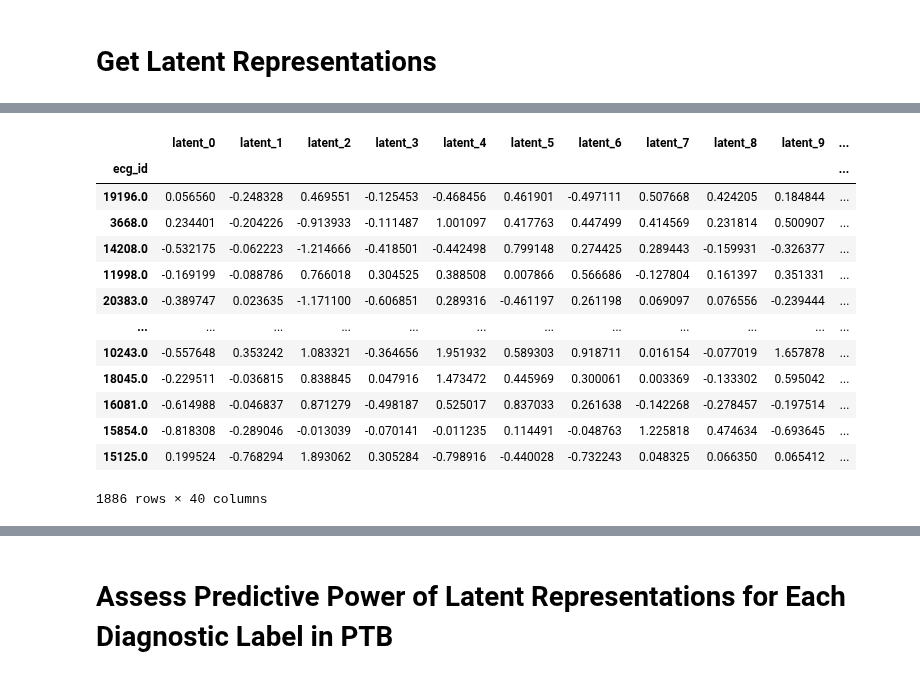
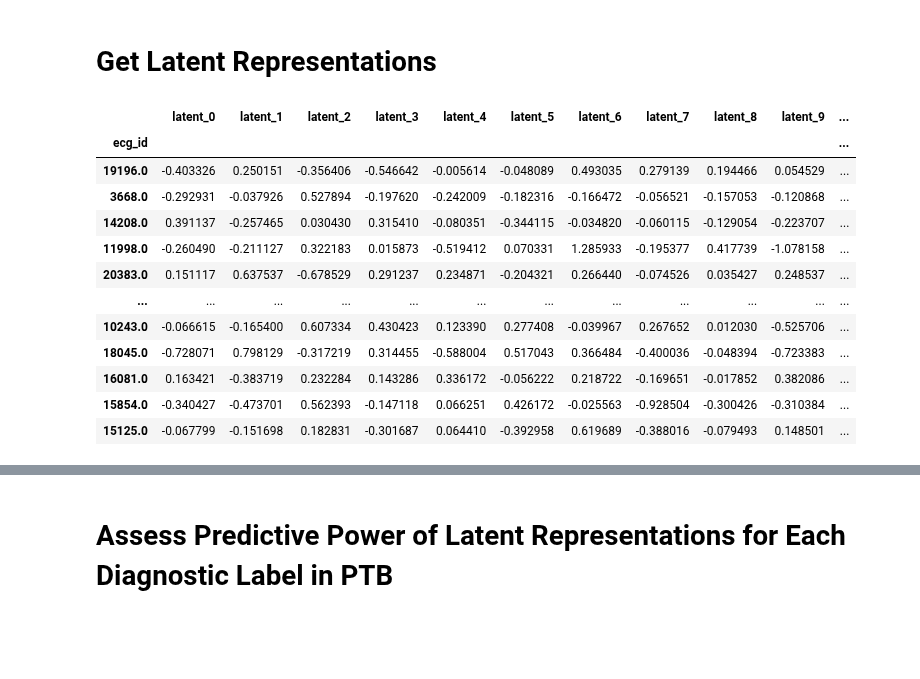
Before and after one commit to isears/ptbxlae, a Jupyter notebook: notebooks/eval_pipeline.ipynb, the cells around one changed output, grey strips where cells are left out. Cells and saved outputs as stored; diff of their text form; code cells hidden in the pictures; blank space fills up the shorter version.

```diff
--- a/notebooks/eval_pipeline.ipynb
+++ b/notebooks/eval_pipeline.ipynb
@@ -19,33 +17,46 @@ dm.setup(stage="test")
 metadata = dm.test_ds.dataset.metadata
 
 torch.no_grad()
-m = SingleCycleConvVAE.load_from_checkpoint('../cache/savedmodels/last-v2.ckpt').eval()
+m = SingleCycleConvVAE.load_from_checkpoint('../cache/savedmodels/last-v9.ckpt').eval()
 m.cpu()
 
 latent_dicts = list()
 
 collected_latents = list()
 
 for test_index in tqdm(dm.test_ds.indices):
     pid = dm.test_ds.dataset.patient_ids[test_index]
     patient_dir = f"../cache/singlecycle_data/{pid}"
 
     # For purposes of testing, only consider first ecg in patient directory
     ecg_id = os.listdir(patient_dir)[0]
     ecg_dir = f"{patient_dir}/{ecg_id}"
     cycles = os.listdir(ecg_dir)
 
     batched_cycles = np.stack([pd.read_parquet(f"{ecg_dir}/{c}").to_numpy().transpose() for c in cycles])
 
     latent_representations = m.encode(torch.Tensor(batched_cycles)).mean(dim=0).detach()
 
     labeled_series = pd.Series(data=latent_representations, index=[f'latent_{x}' for x in range(0, m.latent_dim)])
     labeled_series['ecg_id'] = int(ecg_id)
     # labeled_series['patient_id'] = int(pid)
 
     collected_latents.append(labeled_series)
 
 
 latent_df = pd.concat(collected_latents, axis=1).T.set_index('ecg_id')
 latent_df
 # %% [output]
+|  | latent_0 | latent_1 | latent_2 | latent_3 | latent_4 | latent_5 | latent_6 | latent_7 | latent_8 | latent_9 | ... |
+| ecg_id |  |  |  |  |  |  |  |  |  |  | ... |
+| 19196.0 | -0.403326 | 0.250151 | -0.356406 | -0.546642 | -0.005614 | -0.048089 | 0.493035 | 0.279139 | 0.194466 | 0.054529 | ... |
+| 3668.0 | -0.292931 | -0.037926 | 0.527894 | -0.197620 | -0.242009 | -0.182316 | -0.166472 | -0.056521 | -0.157053 | -0.120868 | ... |
+| 14208.0 | 0.391137 | -0.257465 | 0.030430 | 0.315410 | -0.080351 | -0.344115 | -0.034820 | -0.060115 | -0.129054 | -0.223707 | ... |
+| 11998.0 | -0.260490 | -0.211127 | 0.322183 | 0.015873 | -0.519412 | 0.070331 | 1.285933 | -0.195377 | 0.417739 | -1.078158 | ... |
+| 20383.0 | 0.151117 | 0.637537 | -0.678529 | 0.291237 | 0.234871 | -0.204321 | 0.266440 | -0.074526 | 0.035427 | 0.248537 | ... |
+| ... | ... | ... | ... | ... | ... | ... | ... | ... | ... | ... | ... |
+| 10243.0 | -0.066615 | -0.165400 | 0.607334 | 0.430423 | 0.123390 | 0.277408 | -0.039967 | 0.267652 | 0.012030 | -0.525706 | ... |
+| 18045.0 | -0.728071 | 0.798129 | -0.317219 | 0.314455 | -0.588004 | 0.517043 | 0.366484 | -0.400036 | -0.048394 | -0.723383 | ... |
+| 16081.0 | 0.163421 | -0.383719 | 0.232284 | 0.143286 | 0.336172 | -0.056222 | 0.218722 | -0.169651 | -0.017852 | 0.382086 | ... |
+| 15854.0 | -0.340427 | -0.473701 | 0.562393 | -0.147118 | 0.066251 | 0.426172 | -0.025563 | -0.928504 | -0.300426 | -0.310384 | ... |
+| 15125.0 | -0.067799 | -0.151698 | 0.182831 | -0.301687 | 0.064410 | -0.392958 | 0.619689 | -0.388016 | -0.079493 | 0.148501 | ... |
@@ -53,14 +63,0 @@ latent_df
-|  | latent_0 | latent_1 | latent_2 | latent_3 | latent_4 | latent_5 | latent_6 | latent_7 | latent_8 | latent_9 | ... |
-| ecg_id |  |  |  |  |  |  |  |  |  |  | ... |
-| 19196.0 | 0.056560 | -0.248328 | 0.469551 | -0.125453 | -0.468456 | 0.461901 | -0.497111 | 0.507668 | 0.424205 | 0.184844 | ... |
-| 3668.0 | 0.234401 | -0.204226 | -0.913933 | -0.111487 | 1.001097 | 0.417763 | 0.447499 | 0.414569 | 0.231814 | 0.500907 | ... |
-| 14208.0 | -0.532175 | -0.062223 | -1.214666 | -0.418501 | -0.442498 | 0.799148 | 0.274425 | 0.289443 | -0.159931 | -0.326377 | ... |
-| 11998.0 | -0.169199 | -0.088786 | 0.766018 | 0.304525 | 0.388508 | 0.007866 | 0.566686 | -0.127804 | 0.161397 | 0.351331 | ... |
-| 20383.0 | -0.389747 | 0.023635 | -1.171100 | -0.606851 | 0.289316 | -0.461197 | 0.261198 | 0.069097 | 0.076556 | -0.239444 | ... |
-| ... | ... | ... | ... | ... | ... | ... | ... | ... | ... | ... | ... |
-| 10243.0 | -0.557648 | 0.353242 | 1.083321 | -0.364656 | 1.951932 | 0.589303 | 0.918711 | 0.016154 | -0.077019 | 1.657878 | ... |
-| 18045.0 | -0.229511 | -0.036815 | 0.838845 | 0.047916 | 1.473472 | 0.445969 | 0.300061 | 0.003369 | -0.133302 | 0.595042 | ... |
-| 16081.0 | -0.614988 | -0.046837 | 0.871279 | -0.498187 | 0.525017 | 0.837033 | 0.261638 | -0.142268 | -0.278457 | -0.197514 | ... |
-| 15854.0 | -0.818308 | -0.289046 | -0.013039 | -0.070141 | -0.011235 | 0.114491 | -0.048763 | 1.225818 | 0.474634 | -0.693645 | ... |
-| 15125.0 | 0.199524 | -0.768294 | 1.893062 | 0.305284 | -0.798916 | -0.440028 | -0.732243 | 0.048325 | 0.066350 | 0.065412 | ... |
-1886 rows × 40 columns
```
Also changed, not shown: parts of 6 cells of this notebook, 4 other files.
